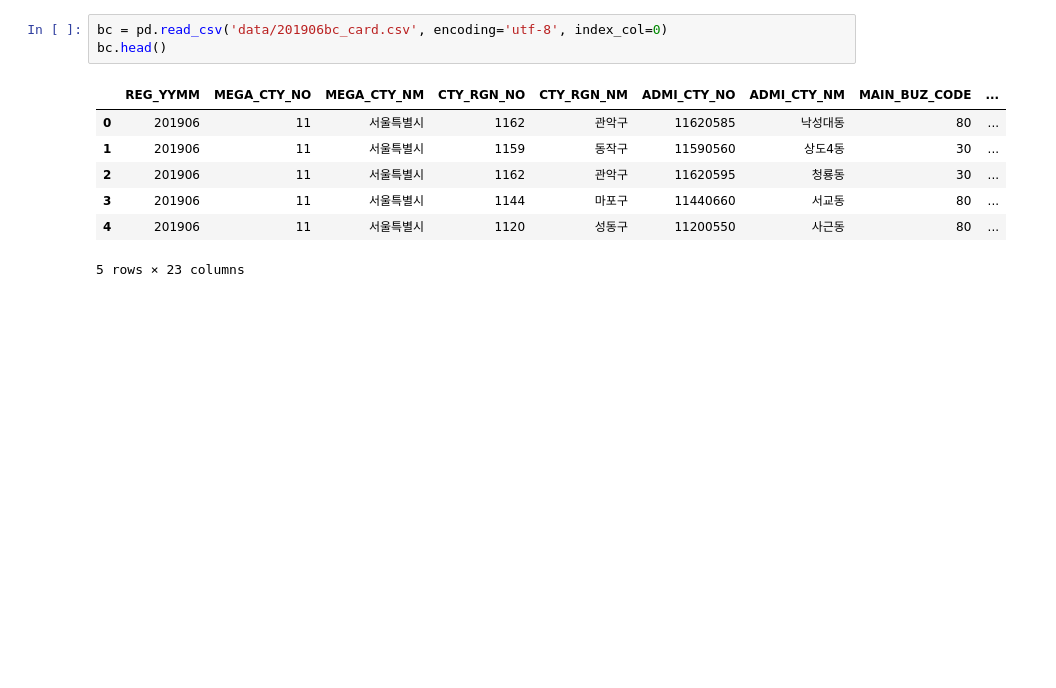
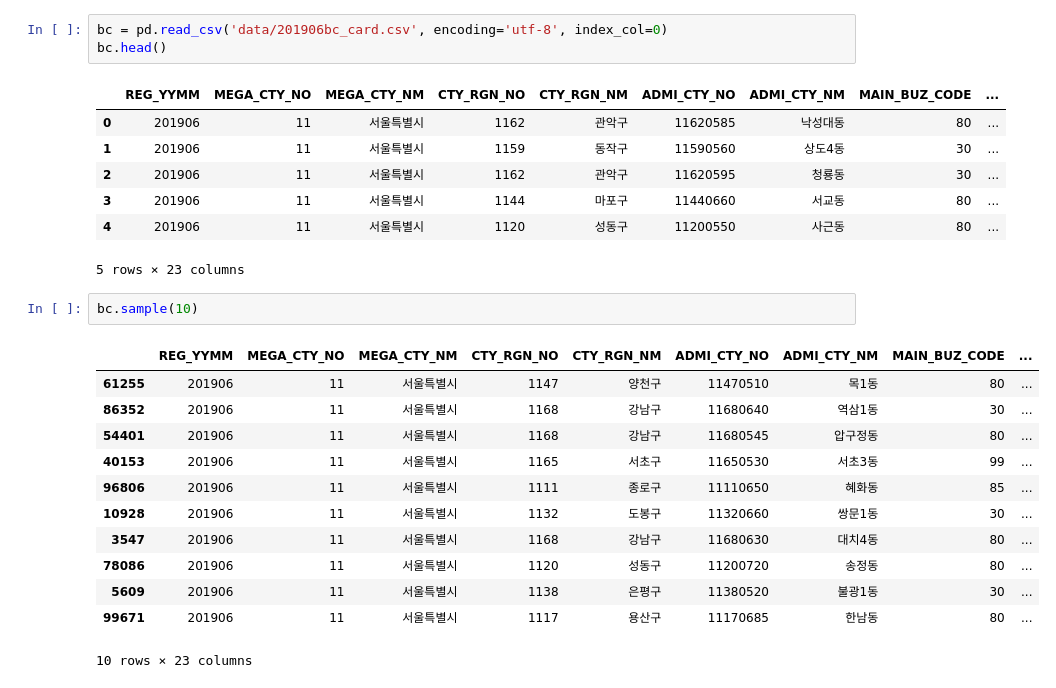
Before and after one commit to KIM-YONG-HA/PYTHON101, a Jupyter notebook: pandas/study/d250121_20_텍스트분석.ipynb, the cells around one changed output. Drawn from its saved outputs; the diff is of its cells as text; blank space fills up the shorter version.

```diff
--- a/pandas/study/d250121_20_텍스트분석.ipynb
+++ b/pandas/study/d250121_20_텍스트분석.ipynb
@@ -141,3 +151,18 @@ bc.head()
 | 3 | 201906 | 11 | 서울특별시 | 1144 | 마포구 | 11440660 | 서교동 | 80 | ... |
 | 4 | 201906 | 11 | 서울특별시 | 1120 | 성동구 | 11200550 | 사근동 | 80 | ... |
 5 rows × 23 columns
+# %%
+bc.sample(10)
+# %% [output]
+|  | REG_YYMM | MEGA_CTY_NO | MEGA_CTY_NM | CTY_RGN_NO | CTY_RGN_NM | ADMI_CTY_NO | ADMI_CTY_NM | MAIN_BUZ_CODE | ... |
+| 61255 | 201906 | 11 | 서울특별시 | 1147 | 양천구 | 11470510 | 목1동 | 80 | ... |
+| 86352 | 201906 | 11 | 서울특별시 | 1168 | 강남구 | 11680640 | 역삼1동 | 30 | ... |
+| 54401 | 201906 | 11 | 서울특별시 | 1168 | 강남구 | 11680545 | 압구정동 | 80 | ... |
+| 40153 | 201906 | 11 | 서울특별시 | 1165 | 서초구 | 11650530 | 서초3동 | 99 | ... |
+| 96806 | 201906 | 11 | 서울특별시 | 1111 | 종로구 | 11110650 | 혜화동 | 85 | ... |
+| 10928 | 201906 | 11 | 서울특별시 | 1132 | 도봉구 | 11320660 | 쌍문1동 | 30 | ... |
+| 3547 | 201906 | 11 | 서울특별시 | 1168 | 강남구 | 11680630 | 대치4동 | 80 | ... |
+| 78086 | 201906 | 11 | 서울특별시 | 1120 | 성동구 | 11200720 | 송정동 | 80 | ... |
+| 5609 | 201906 | 11 | 서울특별시 | 1138 | 은평구 | 11380520 | 불광1동 | 30 | ... |
+| 99671 | 201906 | 11 | 서울특별시 | 1117 | 용산구 | 11170685 | 한남동 | 80 | ... |
+10 rows × 23 columns
```
Also changed, not shown: parts of 15 cells of this notebook, 6 other files.
